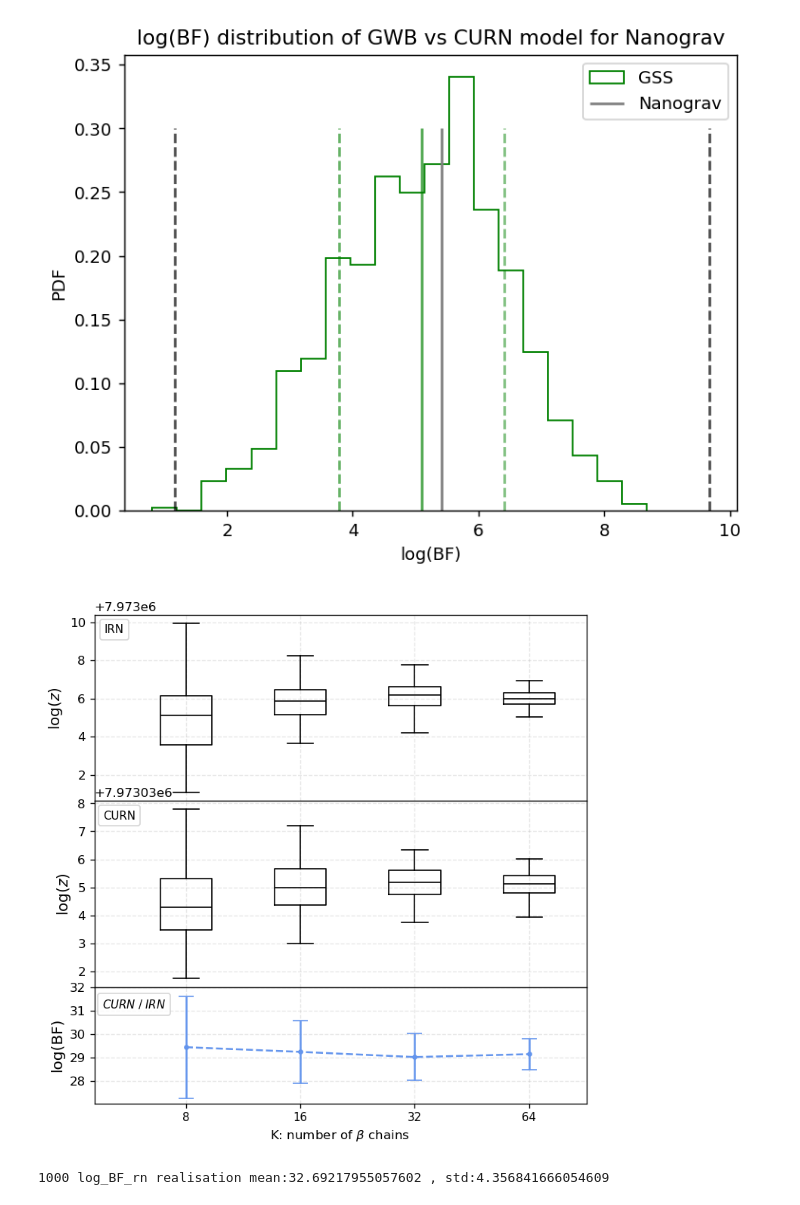
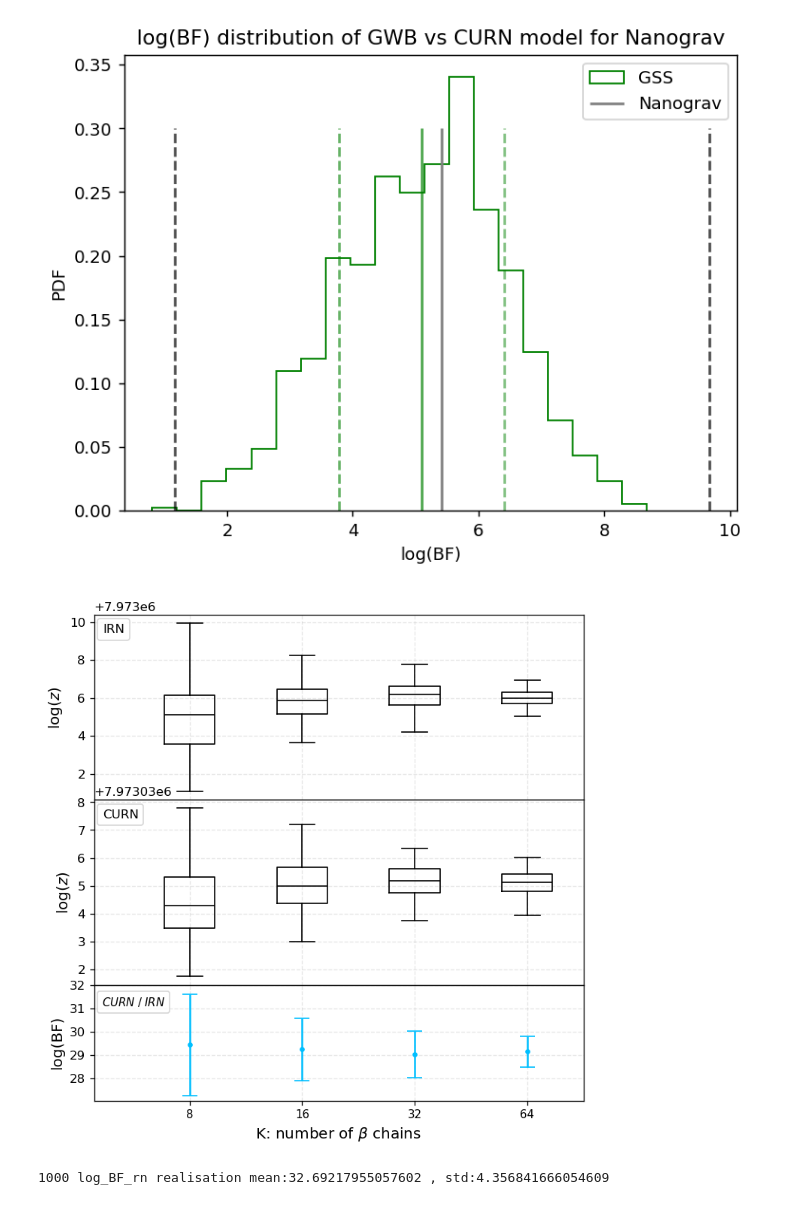
Before and after one commit to ApokryphaV1/GSS-estimator, a Jupyter notebook: Nanograv/gwb_analysis/scripts/gwp_plots.ipynb, the cells around one changed output. Cells and saved outputs as stored; diff of their text form; code cells hidden in the pictures.

Commit message:
new plot.

```diff
--- a/Nanograv/gwb_analysis/scripts/gwp_plots.ipynb
+++ b/Nanograv/gwb_analysis/scripts/gwp_plots.ipynb
@@ -124,7 +124,8 @@ fig.subplots_adjust(hspace=0)
 #irn_color = 'firebrick'
 curn_color = 'black'
 irn_color = 'black'
-bf_color='cornflowerblue'
+bf_color='deepskyblue'
+#'cornflowerblue'
 
 outl = False
 ax0.boxplot(data2, boxprops=dict(color=irn_color, alpha=1),
@@ -151,42 +152,43 @@ ax0.plot([], [], color= irn_color, alpha=1, label='IRN')
 ax1.plot([], [], color= curn_color, alpha=1, label='CURN')
 
 #ax1.plot([], [],linestyle='dotted',color='black', alpha=0.5, label='mean 32T')
-ax0.legend(prop={'size': 9}, handletextpad=0, handlelength=0, loc='center', bbox_to_anchor=(0.04, 0.92))
-ax1.legend(prop={'size': 9}, handletextpad=0, handlelength=0, loc='center', bbox_to_anchor=(0.05, 0.92))
+ax0.legend(prop={'size': 10}, handletextpad=0, handlelength=0, loc='center', bbox_to_anchor=(0.04, 0.92))
+ax1.legend(prop={'size': 10}, handletextpad=0, handlelength=0, loc='center', bbox_to_anchor=(0.054, 0.92))
 
 ax0.set_ylabel(r'log($z$)', fontsize=12)
 ax1.set_ylabel(r'log($z$)', fontsize=12)
 
 ax0.sharex(ax1)
 
 # Plot mean difference in the second subplot
 ax2.errorbar([1,2,3,4], mean_diff,yerr=std_diff,color=bf_color,marker='o',capsize=6,solid_capstyle='round',ls = 'none', markersize=3)
-ax2.plot([1,2,3,4], mean_diff,'--',color= bf_color, alpha=1,label=r'${CURN\;/\;IRN}$')
+#ax2.plot([1,2,3,4], mean_diff,'--',color= bf_color, alpha=1,label=r'${CURN\;/\;IRN}$')
+ax2.plot([], [],color= bf_color, alpha=1,label=r'${CURN\;/\;IRN}$')
 
-ax2.set_ylabel(r'log($BF)$', fontsize=15)
+ax2.set_ylabel(r'log($BF)$', fontsize=12)
 
 ax0.grid(True, linestyle='--', alpha=0.3)
 ax1.grid(True, linestyle='--', alpha=0.3)
 ax2.grid(True, linestyle='--', alpha=0.3)
 ax2.set_xticks([1, 2, 3 , 4])
 #ax2.set_yticks([0,mean_diff[-1],10])
 
 ax2.legend(prop={'size': 9}, handletextpad=0, handlelength=0, loc='center', bbox_to_anchor=(0.08, 0.85))
 ax2.set_yticks([28,29,30,31,32])
 
-ax2.set_xlabel(r'K: number of $\beta$ chains ')
+ax2.set_xlabel(r'K: number of $\beta$ chains ', fontsize=12)
 ax2.set_ylabel(r'log(BF)', fontsize=12)
 
 ax2.set_xticklabels(['8', '16', '32','64'])
 
 #plt.legend(handlelength=0, frameon=False)
-plt.xlim(xmin=0.2,xmax=4.5)
+plt.xlim(xmin=0.15,xmax=4.5)
 plt.xticks(fontsize=9)
 plt.savefig("nanograv.pdf", format="pdf", dpi=200,bbox_inches="tight")
 
 plt.show()
 # %% [output]
-[figure, old version]
+[figure, new version]
 # %%
 N = 1000
 
```
Also changed, not shown: 1 other file.
